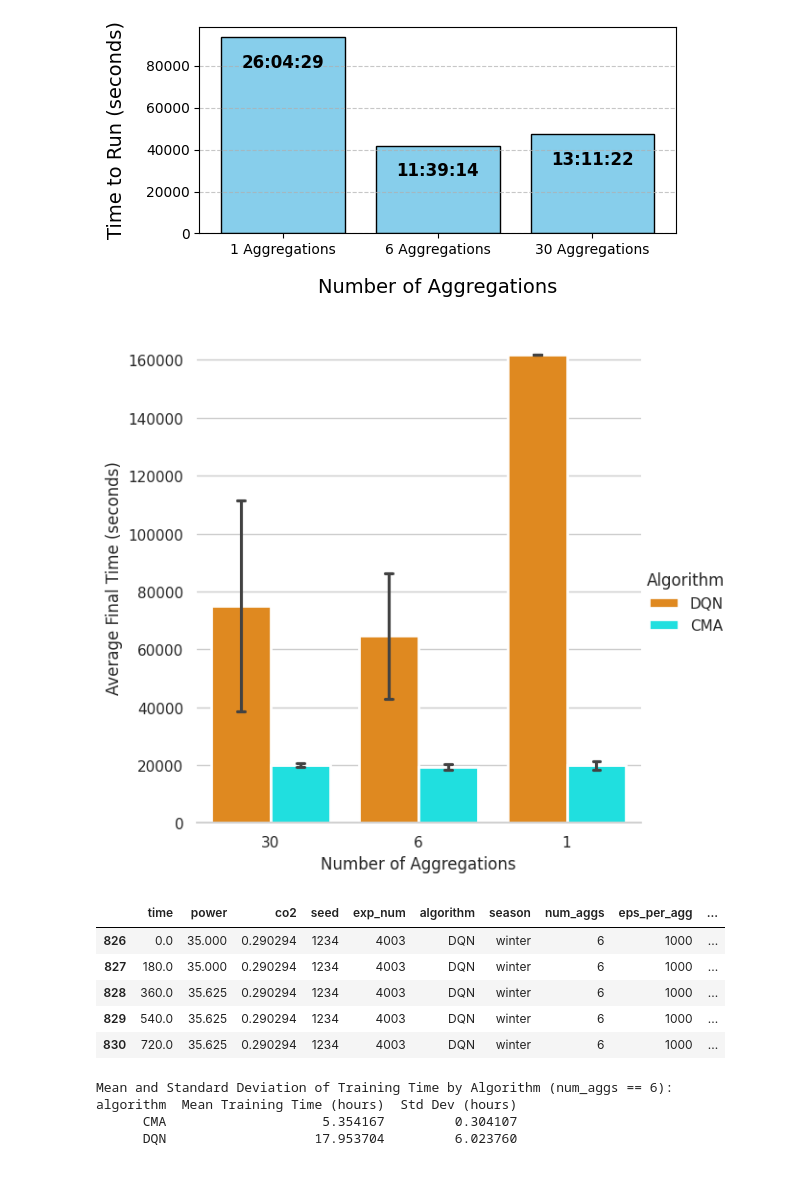
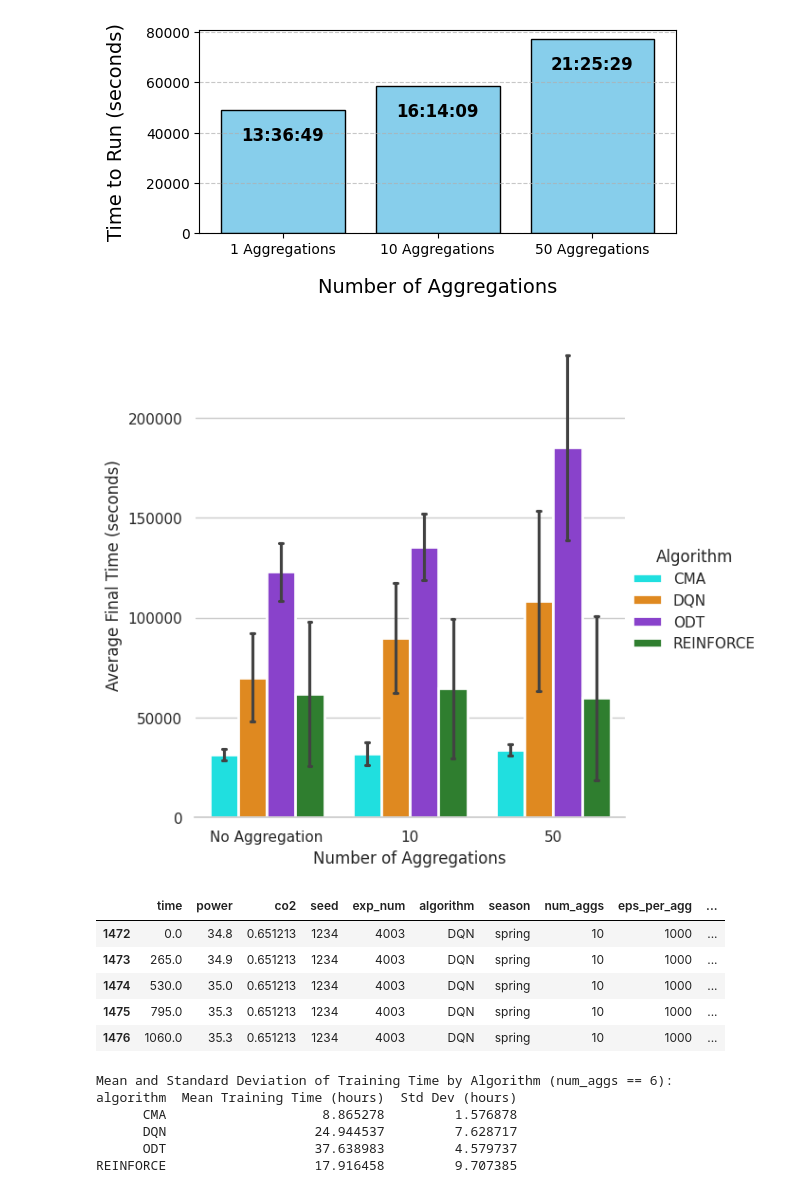
Before and after one commit to LucasHartmanWestern/rl-for-vrp-csp, a Jupyter notebook: experiments/Part 6 Figures.ipynb, the cells around one changed output. Cells and saved outputs as stored; diff of their text form; code cells hidden in the pictures.

Commit message:
Updating figures

```diff
--- a/experiments/Part 6 Figures.ipynb
+++ b/experiments/Part 6 Figures.ipynb
@@ -12,13 +13,17 @@ from datetime import timedelta
 # %%
 colors = {
     "DQN": 'darkorange',
-    "PPO": 'forestgreen',
+    "REINFORCE": 'forestgreen',
     "CMA": 'cyan',
     "ODT": 'blueviolet'
 }
 # %%
-experiments = range(4000, 4107)
-target_agg_count = 6
+experiments = list(itertools.chain(
+    range(4000, 4180),
+    range(5000, 5180),
+    range(6000, 6180),
+))
+target_agg_count = 10
 
 exp_power_data = []
 
@@ -29,6 +34,10 @@ for ind, exp_num in enumerate(experiments):
     nn_c = c['nn_hyperparameters']
     federated_c = c['federated_learning_settings']
     algo_c = c['algorithm_settings']
+
+    if algo_c == 'ODT':
+        target_agg_count = 4
+
     env_c = c['environment_settings']
     eval_c = c['eval_config']
 
@@ -160,7 +169,7 @@ plt.tight_layout()
 plt.grid(axis='y', linestyle='--', alpha=0.7)
 plt.show()
 # %% [output]
-[figure, old version]
+[figure, new version]
 # %%
 import seaborn as sns
 sns.set_theme(style="whitegrid")
@@ -171,46 +180,76 @@ final_times = df_power.groupby(['exp_num', 'num_aggs', 'algorithm'])['time'].max
 # Convert 'num_aggs' to a categorical variable if it's not already
 final_times['num_aggs'] = final_times['num_aggs'].astype(str)
 
+mean_dqn = final_times.loc[final_times['algorithm'] == 'DQN', 'time'].mean()
+mask_odt = final_times['algorithm'] == 'ODT'
+final_times.loc[mask_odt, 'time'] += mean_dqn
+
+final_times['num_aggs_str'] = final_times['num_aggs'].astype(str)
+final_times['num_aggs_label'] = final_times['num_aggs_str'].replace({'1': 'No Aggregation'})
+
+sorted_aggs = sorted(final_times['num_aggs_str'].unique(), key=int)
+agg_labels_ordered = ['No Aggregation' if a=='1' else a for a in sorted_aggs]
+
+algorithms = sorted(final_times['algorithm'].unique())
+
+
 # Create the bar plot with standard deviation error bars
+# g = sns.catplot(
+#     data=final_times,
+#     kind="bar",
+#     x="num_aggs",
+#     y="time",
+#     hue="algorithm",
+#     errorbar="sd",
+#     palette=colors,
+#     alpha=1,
+#     height=6,
+#     capsize=0.1,
+#     linewidth=2
+# )
+
+sns.set_theme(style="whitegrid")
 g = sns.catplot(
     data=final_times,
     kind="bar",
-    x="num_aggs",
+    x="num_aggs_label",
     y="time",
     hue="algorithm",
+    order=agg_labels_ordered,
+    hue_order=algorithms,
     errorbar="sd",
     palette=colors,
     alpha=1,
     height=6,
     capsize=0.1,
     linewidth=2
 )
 
 # Customize the plot
 g.despine(left=True)
 g.set_axis_labels("Number of Aggregations", "Average Final Time (seconds)")
 g.legend.set_title("Algorithm")
 
 plt.savefig('./Figures/training_durations.png', dpi=300, bbox_inches='tight')
 
 # Display the plot
 plt.show()
 
 # Remove non-target data
 df_power = df_power[df_power['num_aggs'] == target_agg_count]
 
 df_power.head()
 # %% [output]
-[figure, old version]
+[figure, new version]
 |  | time | power | co2 | seed | exp_num | algorithm | season | num_aggs | eps_per_agg | ... |
-| 826 | 0.0 | 35.000 | 0.290294 | 1234 | 4003 | DQN | winter | 6 | 1000 | ... |
-| 827 | 180.0 | 35.000 | 0.290294 | 1234 | 4003 | DQN | winter | 6 | 1000 | ... |
-| 828 | 360.0 | 35.625 | 0.290294 | 1234 | 4003 | DQN | winter | 6 | 1000 | ... |
-| 829 | 540.0 | 35.625 | 0.290294 | 1234 | 4003 | DQN | winter | 6 | 1000 | ... |
-| 830 | 720.0 | 35.625 | 0.290294 | 1234 | 4003 | DQN | winter | 6 | 1000 | ... |
+| 1472 | 0.0 | 34.8 | 0.651213 | 1234 | 4003 | DQN | spring | 10 | 1000 | ... |
+| 1473 | 265.0 | 34.9 | 0.651213 | 1234 | 4003 | DQN | spring | 10 | 1000 | ... |
+| 1474 | 530.0 | 35.0 | 0.651213 | 1234 | 4003 | DQN | spring | 10 | 1000 | ... |
+| 1475 | 795.0 | 35.3 | 0.651213 | 1234 | 4003 | DQN | spring | 10 | 1000 | ... |
+| 1476 | 1060.0 | 35.3 | 0.651213 | 1234 | 4003 | DQN | spring | 10 | 1000 | ... |
 # %%
 # Filter the final_times DataFrame for num_aggs == '6'
-agg_6 = final_times[final_times['num_aggs'] == '6'].copy()
+agg_6 = final_times[final_times['num_aggs'] == '10'].copy()
 
 # Convert 'time' from seconds to hours
 agg_6['time_hours'] = agg_6['time'] / 3600  # 3600 seconds in an hour
@@ -227,8 +266,10 @@ print(stats.to_string(index=False))
 # %% [output]
 Mean and Standard Deviation of Training Time by Algorithm (num_aggs == 6):
 algorithm  Mean Training Time (hours)  Std Dev (hours)
-      CMA                    5.354167         0.304107
-      DQN                   17.953704         6.023760
+      CMA                    8.865278         1.576878
+      DQN                   24.944537         7.628717
+      ODT                   37.638983         4.579737
+REINFORCE                   17.916458         9.707385
 # %%
 # Function to calculate energy in kWh for a single experiment
 def calculate_energy_kWh(exp_data):
```
Also changed, not shown: parts of 6 cells of this notebook, 10 other files.
